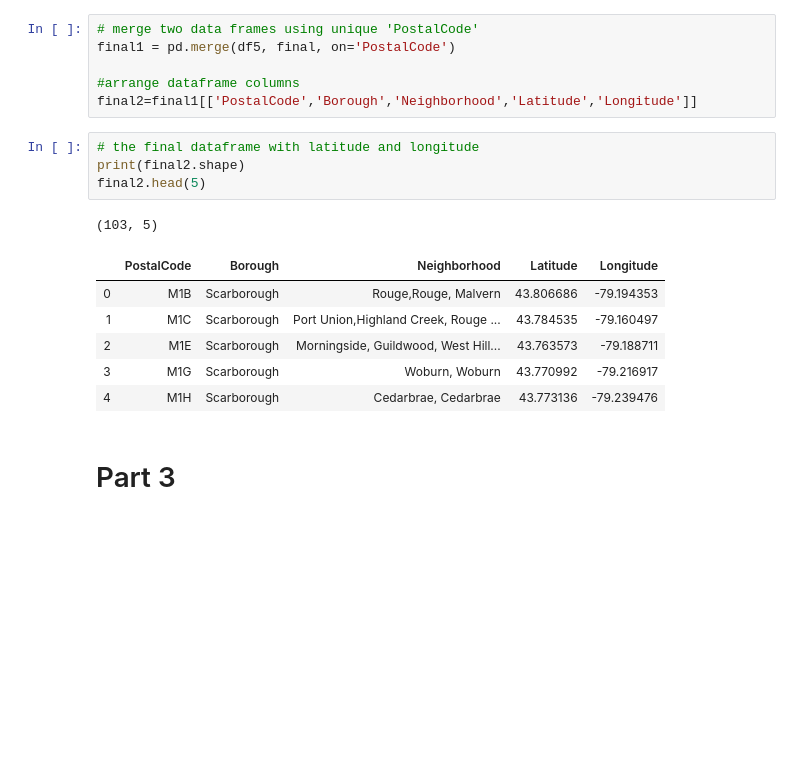
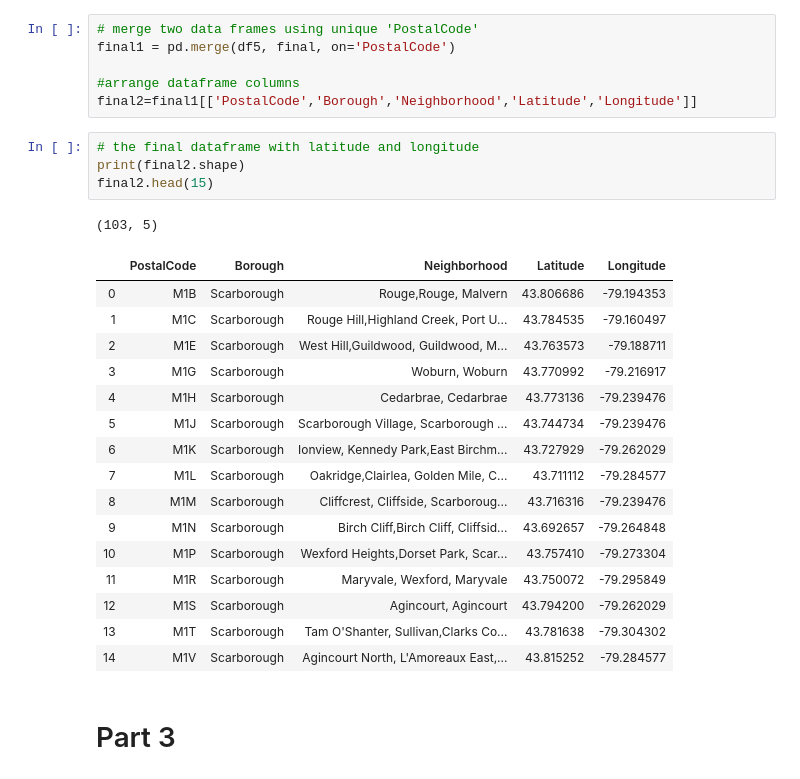
Before and after one commit to chamindpradeep/Coursera_Capstone, a Jupyter notebook: Toronto segmentation and clustering.ipynb, the cells around one changed output. Drawn from its saved outputs; the diff is of its cells as text; blank space fills up the shorter version.

```diff
--- a/Toronto segmentation and clustering.ipynb
+++ b/Toronto segmentation and clustering.ipynb
@@ -118,15 +128,25 @@ final2=final1[['PostalCode','Borough','Neighborhood','Latitude','Longitude']]
 # %%
 # the final dataframe with latitude and longitude
 print(final2.shape)
-final2.head(5)
+final2.head(15)
 # %% [output]
 (103, 5)
 |  | PostalCode | Borough | Neighborhood | Latitude | Longitude |
 | 0 | M1B | Scarborough | Rouge,Rouge, Malvern | 43.806686 | -79.194353 |
-| 1 | M1C | Scarborough | Port Union,Highland Creek, Rouge ... | 43.784535 | -79.160497 |
-| 2 | M1E | Scarborough | Morningside, Guildwood, West Hill... | 43.763573 | -79.188711 |
+| 1 | M1C | Scarborough | Rouge Hill,Highland Creek, Port U... | 43.784535 | -79.160497 |
+| 2 | M1E | Scarborough | West Hill,Guildwood, Guildwood, M... | 43.763573 | -79.188711 |
 | 3 | M1G | Scarborough | Woburn, Woburn | 43.770992 | -79.216917 |
 | 4 | M1H | Scarborough | Cedarbrae, Cedarbrae | 43.773136 | -79.239476 |
+| 5 | M1J | Scarborough | Scarborough Village, Scarborough ... | 43.744734 | -79.239476 |
+| 6 | M1K | Scarborough | Ionview, Kennedy Park,East Birchm... | 43.727929 | -79.262029 |
+| 7 | M1L | Scarborough | Oakridge,Clairlea, Golden Mile, C... | 43.711112 | -79.284577 |
+| 8 | M1M | Scarborough | Cliffcrest, Cliffside, Scarboroug... | 43.716316 | -79.239476 |
+| 9 | M1N | Scarborough | Birch Cliff,Birch Cliff, Cliffsid... | 43.692657 | -79.264848 |
+| 10 | M1P | Scarborough | Wexford Heights,Dorset Park, Scar... | 43.757410 | -79.273304 |
+| 11 | M1R | Scarborough | Maryvale, Wexford, Maryvale | 43.750072 | -79.295849 |
+| 12 | M1S | Scarborough | Agincourt, Agincourt | 43.794200 | -79.262029 |
+| 13 | M1T | Scarborough | Tam O'Shanter, Sullivan,Clarks Co... | 43.781638 | -79.304302 |
+| 14 | M1V | Scarborough | Agincourt North, L'Amoreaux East,... | 43.815252 | -79.284577 |
 # %% [markdown]
 # Part 3
 # %%
```
Also changed, not shown: parts of 12 cells of this notebook.
